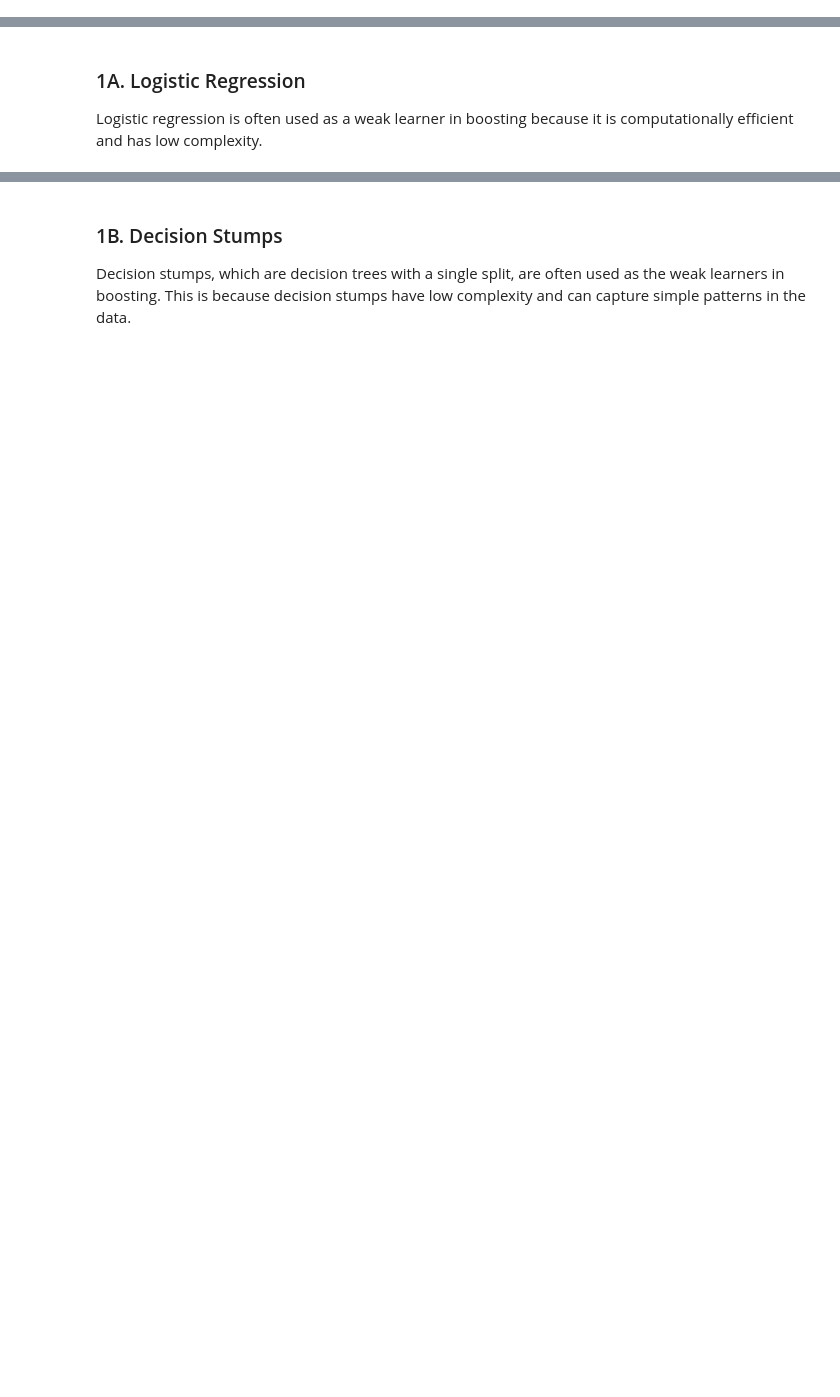
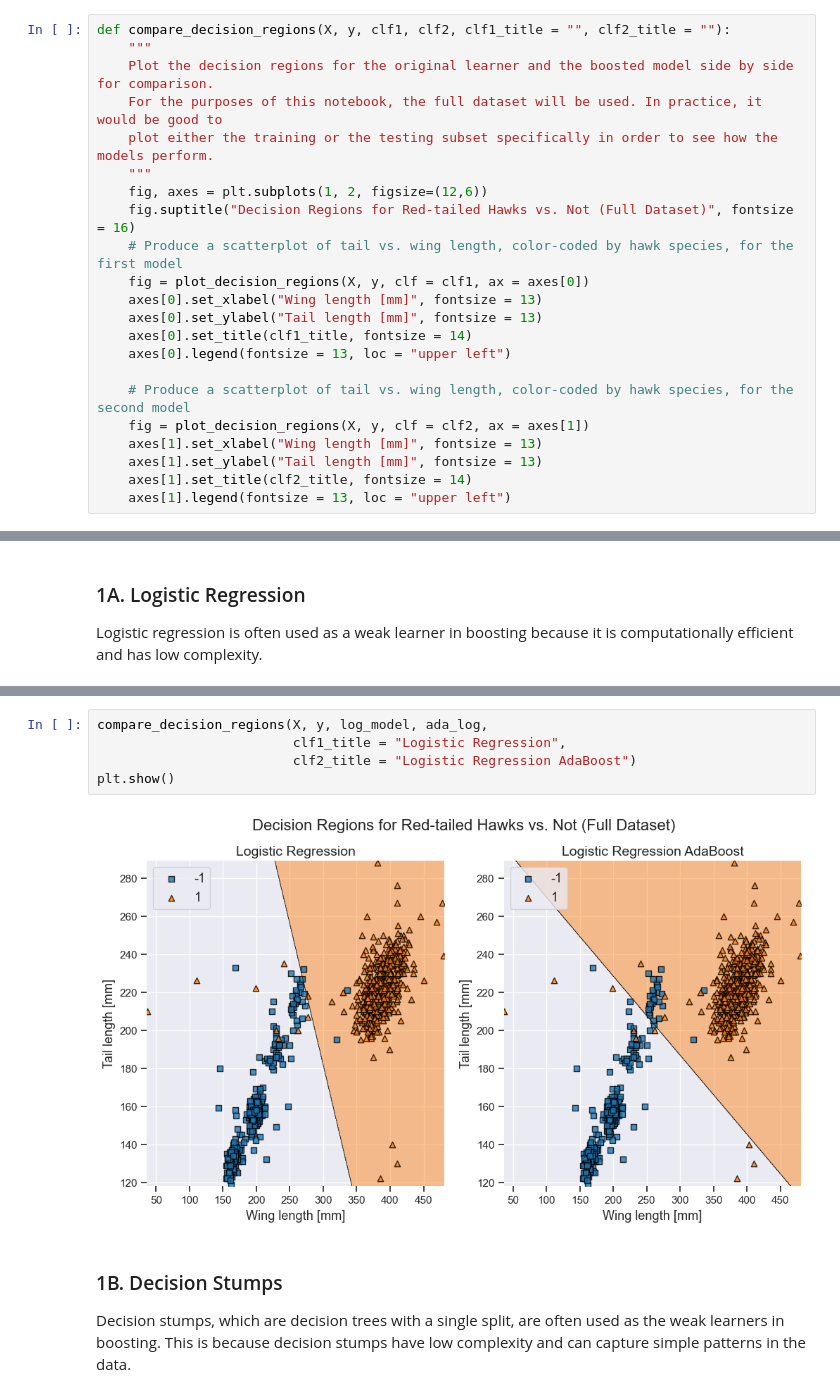
Before and after one commit to kary5678/INDE-577, a Jupyter notebook: supervised-learning/ensemble_methods/boosting/boosting.ipynb, the cells around one changed output, grey strips where cells are left out. Saved outputs shown, nothing was run; the diff lists cells and outputs as text; blank space fills up the shorter version.

```diff
--- a/supervised-learning/ensemble_methods/boosting/boosting.ipynb
+++ b/supervised-learning/ensemble_methods/boosting/boosting.ipynb
@@ -62,0 +108,22 @@ hawks
+# %%
+def compare_decision_regions(X, y, clf1, clf2, clf1_title = "", clf2_title = ""):
+    """
+    Plot the decision regions for the original learner and the boosted model side by side for comparison.
+    For the purposes of this notebook, the full dataset will be used. In practice, it would be good to
+    plot either the training or the testing subset specifically in order to see how the models perform.
+    """
+    fig, axes = plt.subplots(1, 2, figsize=(12,6))
+    fig.suptitle("Decision Regions for Red-tailed Hawks vs. Not (Full Dataset)", fontsize = 16)
+    # Produce a scatterplot of tail vs. wing length, color-coded by hawk species, for the first model
+    fig = plot_decision_regions(X, y, clf = clf1, ax = axes[0])
+    axes[0].set_xlabel("Wing length [mm]", fontsize = 13)
+    axes[0].set_ylabel("Tail length [mm]", fontsize = 13)
+    axes[0].set_title(clf1_title, fontsize = 14)
+    axes[0].legend(fontsize = 13, loc = "upper left")
+
+    # Produce a scatterplot of tail vs. wing length, color-coded by hawk species, for the second model
+    fig = plot_decision_regions(X, y, clf = clf2, ax = axes[1])
+    axes[1].set_xlabel("Wing length [mm]", fontsize = 13)
+    axes[1].set_ylabel("Tail length [mm]", fontsize = 13)
+    axes[1].set_title(clf2_title, fontsize = 14)
+    axes[1].legend(fontsize = 13, loc = "upper left")
@@ -67,3 +176,10 @@ Logistic regression is often used as a weak learner in boosting because it is co
+# %%
+compare_decision_regions(X, y, log_model, ada_log,
+                         clf1_title = "Logistic Regression",
+                         clf2_title = "Logistic Regression AdaBoost")
+plt.show()
+# %% [output]
+[figure, added]
 # %% [markdown]
 ### 1B. Decision Stumps
 
```
Also changed, not shown: parts of 27 cells of this notebook.
